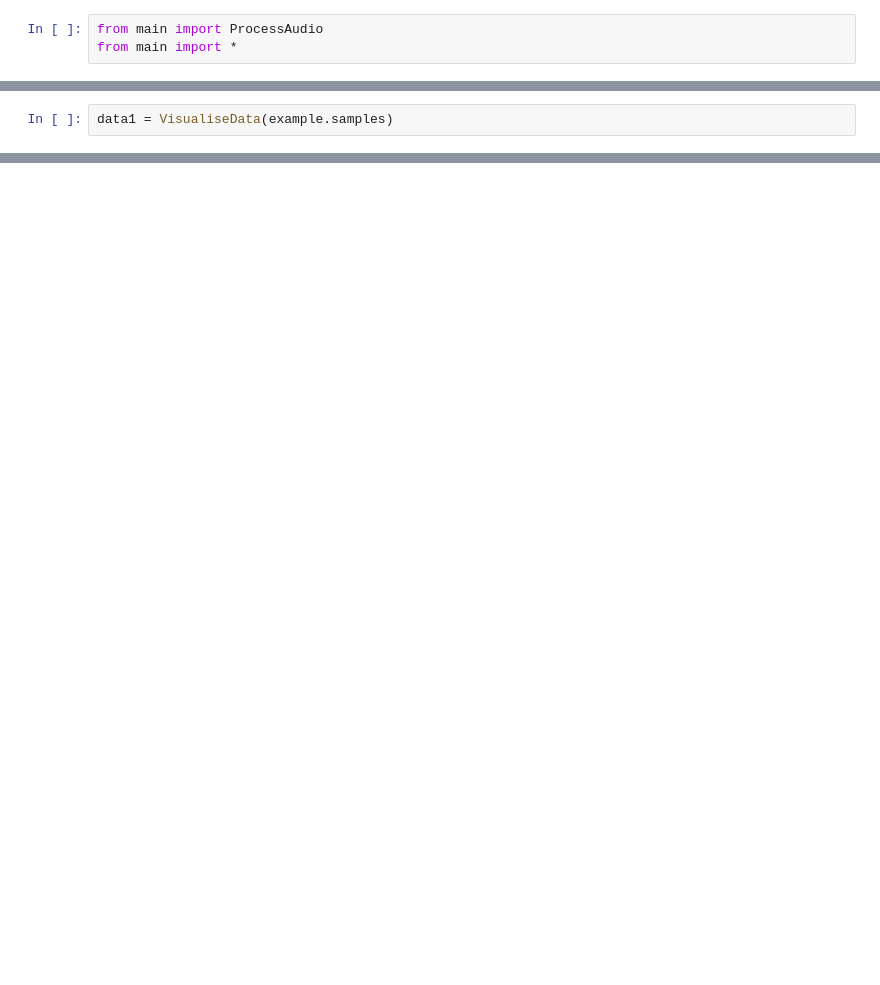
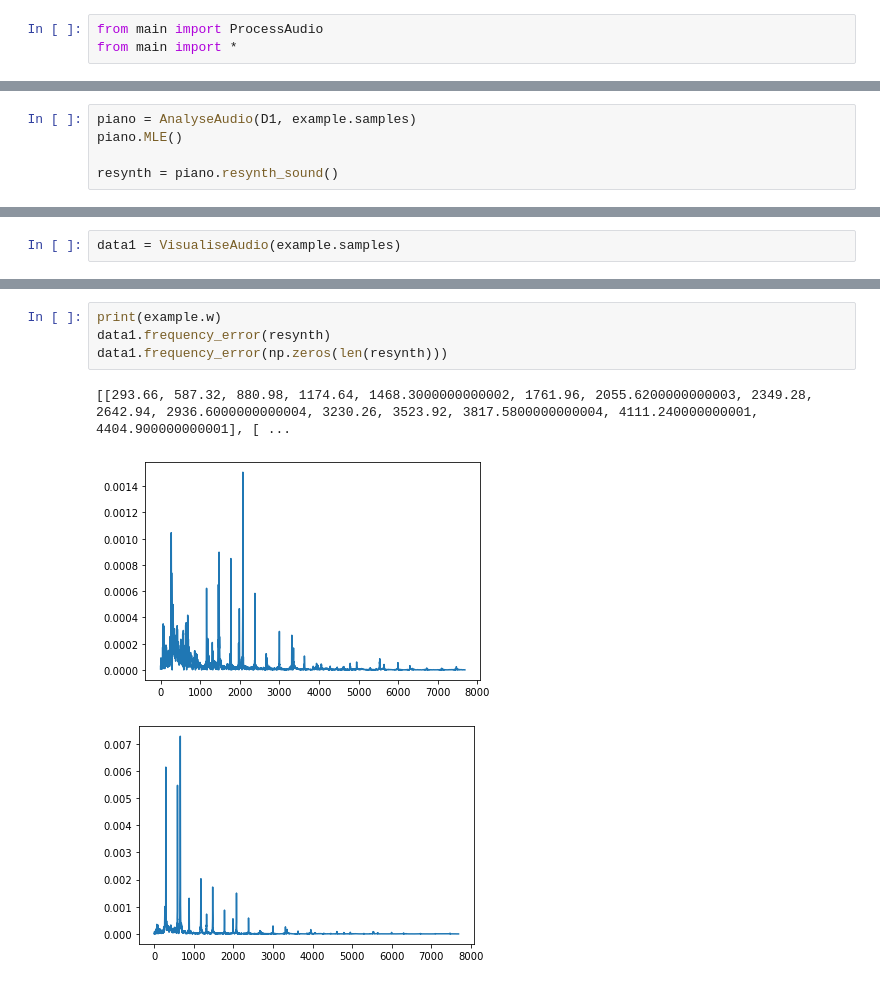
Before and after one commit to maxfryer/Audio-Source-Seperation, a Jupyter notebook: test_space.ipynb, the cells around one changed output, grey strips where cells are left out. Drawn from its saved outputs; the diff is of its cells as text; blank space fills up the shorter version.

```diff
--- a/test_space.ipynb
+++ b/test_space.ipynb
@@ -10,2 +43,7 @@ Audio(data=example.samples, rate= example.sampling_frequency)
 # %% [output]
 [interactive output not drawn]
+# %%
+piano = AnalyseAudio(D1, example.samples)
+piano.MLE()
+
+resynth = piano.resynth_sound()
@@ -12,2 +54,2 @@ Audio(data=example.samples, rate= example.sampling_frequency)
 # %%
-data1 = VisualiseData(example.samples)
+data1 = VisualiseAudio(example.samples)
@@ -19,0 +66,8 @@ data1.constant_q_spectrogram()
+# %%
+print(example.w)
+data1.frequency_error(resynth)
+data1.frequency_error(np.zeros(len(resynth)))
+# %% [output]
+[[293.66, 587.32, 880.98, 1174.64, 1468.3000000000002, 1761.96, 2055.6200000000003, 2349.28, 2642.94, 2936.6000000000004, 3230.26, 3523.92, 3817.5800000000004, 4111.240000000001, 4404.900000000001], [ ...
+[figure, added]
+[figure, added]
```
Also changed, not shown: parts of 11 cells of this notebook, 5 other files.
